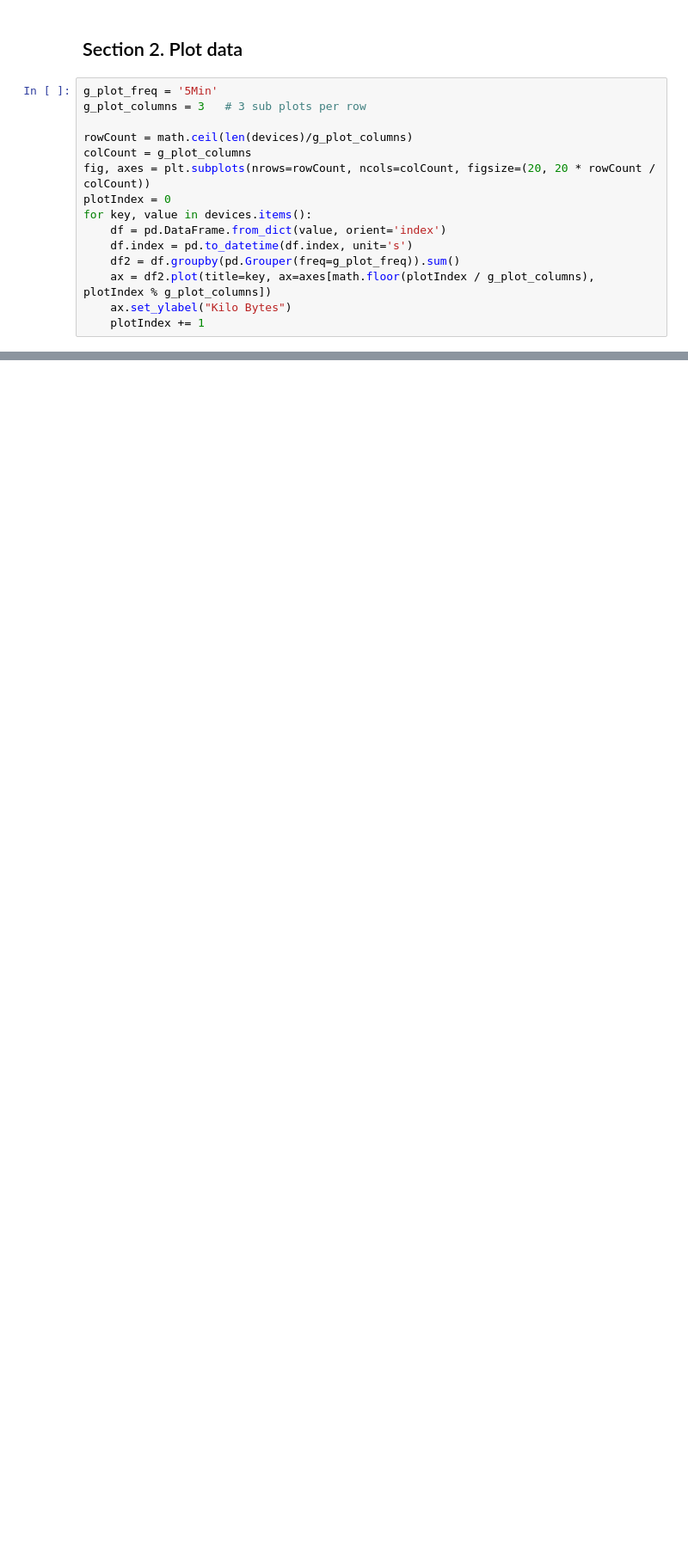
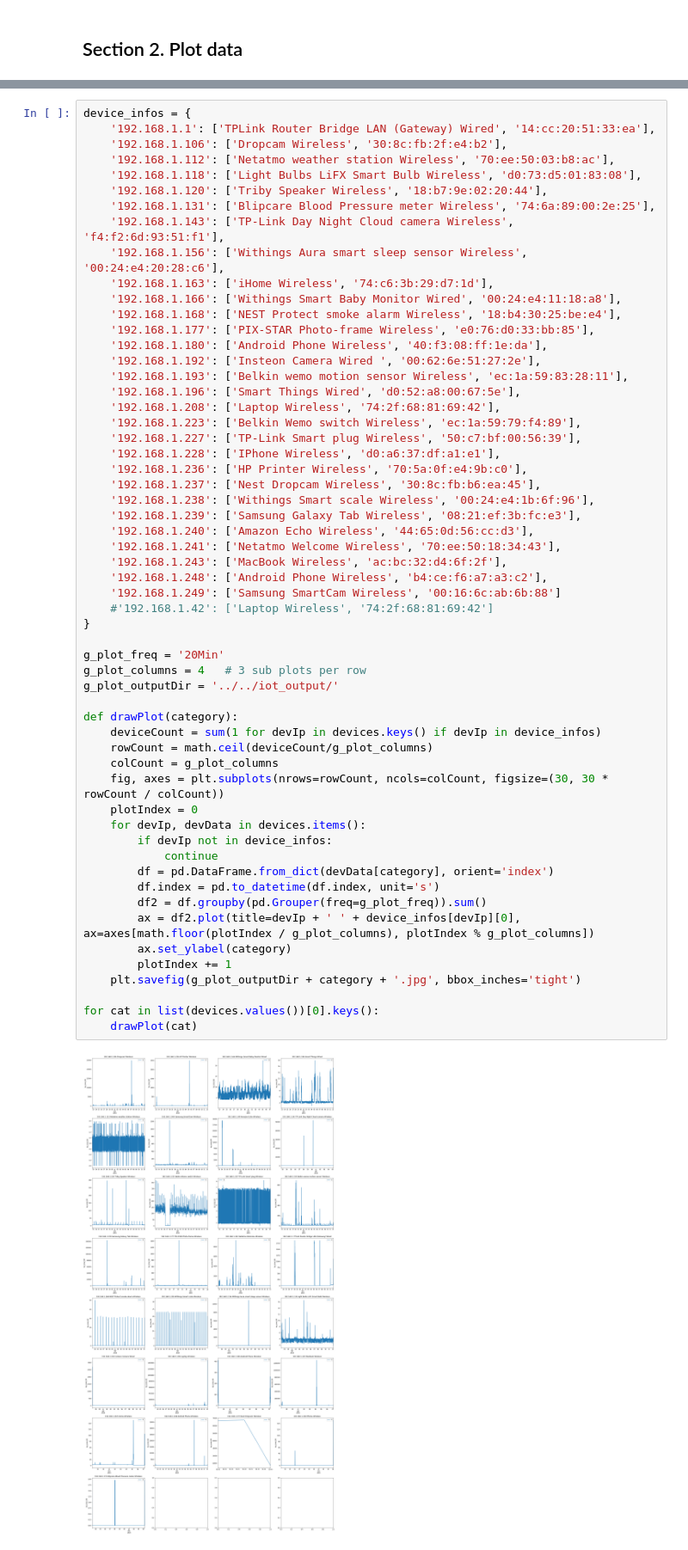
Before and after one commit to liadeng/iot, a Jupyter notebook: src_jupyter/finger_printing.ipynb, the cells around one changed output, grey strips where cells are left out. Shown at 86% size. Cells and saved outputs as stored; diff of their text form; blank space fills up the shorter version.

```diff
--- a/src_jupyter/finger_printing.ipynb
+++ b/src_jupyter/finger_printing.ipynb
@@ -119,18 +138,3 @@ Finished parsing: ../../iot_data/16-10-12.pcap
 Parse completed for all files
 # %% [markdown]
 ## Section 2. Plot data
-# %%
-g_plot_freq = '5Min'
-g_plot_columns = 3   # 3 sub plots per row
-
-rowCount = math.ceil(len(devices)/g_plot_columns)
-colCount = g_plot_columns
-fig, axes = plt.subplots(nrows=rowCount, ncols=colCount, figsize=(20, 20 * rowCount / colCount))
-plotIndex = 0
-for key, value in devices.items():
-    df = pd.DataFrame.from_dict(value, orient='index')
-    df.index = pd.to_datetime(df.index, unit='s')
-    df2 = df.groupby(pd.Grouper(freq=g_plot_freq)).sum()
-    ax = df2.plot(title=key, ax=axes[math.floor(plotIndex / g_plot_columns), plotIndex % g_plot_columns])
-    ax.set_ylabel("Kilo Bytes")
-    plotIndex += 1
@@ -144,0 +141,59 @@ left=24603945.0, right=24603945.0
+# %%
+device_infos = {
+    '192.168.1.1': ['TPLink Router Bridge LAN (Gateway) Wired', '14:cc:20:51:33:ea'],
+    '192.168.1.106': ['Dropcam Wireless', '30:8c:fb:2f:e4:b2'],
+    '192.168.1.112': ['Netatmo weather station Wireless', '70:ee:50:03:b8:ac'],
+    '192.168.1.118': ['Light Bulbs LiFX Smart Bulb Wireless', 'd0:73:d5:01:83:08'],
+    '192.168.1.120': ['Triby Speaker Wireless', '18:b7:9e:02:20:44'],
+    '192.168.1.131': ['Blipcare Blood Pressure meter Wireless', '74:6a:89:00:2e:25'],
+    '192.168.1.143': ['TP-Link Day Night Cloud camera Wireless', 'f4:f2:6d:93:51:f1'],
+    '192.168.1.156': ['Withings Aura smart sleep sensor Wireless', '00:24:e4:20:28:c6'],
+    '192.168.1.163': ['iHome Wireless', '74:c6:3b:29:d7:1d'],
+    '192.168.1.166': ['Withings Smart Baby Monitor Wired', '00:24:e4:11:18:a8'],
+    '192.168.1.168': ['NEST Protect smoke alarm Wireless', '18:b4:30:25:be:e4'],
+    '192.168.1.177': ['PIX-STAR Photo-frame Wireless', 'e0:76:d0:33:bb:85'],
+    '192.168.1.180': ['Android Phone Wireless', '40:f3:08:ff:1e:da'],
+    '192.168.1.192': ['Insteon Camera Wired ', '00:62:6e:51:27:2e'],
+    '192.168.1.193': ['Belkin wemo motion sensor Wireless', 'ec:1a:59:83:28:11'],
+    '192.168.1.196': ['Smart Things Wired', 'd0:52:a8:00:67:5e'],
+    '192.168.1.208': ['Laptop Wireless', '74:2f:68:81:69:42'],
+    '192.168.1.223': ['Belkin Wemo switch Wireless', 'ec:1a:59:79:f4:89'],
+    '192.168.1.227': ['TP-Link Smart plug Wireless', '50:c7:bf:00:56:39'],
+    '192.168.1.228': ['IPhone Wireless', 'd0:a6:37:df:a1:e1'],
+    '192.168.1.236': ['HP Printer Wireless', '70:5a:0f:e4:9b:c0'],
+    '192.168.1.237': ['Nest Dropcam Wireless', '30:8c:fb:b6:ea:45'],
+    '192.168.1.238': ['Withings Smart scale Wireless', '00:24:e4:1b:6f:96'],
+    '192.168.1.239': ['Samsung Galaxy Tab Wireless', '08:21:ef:3b:fc:e3'],
+    '192.168.1.240': ['Amazon Echo Wireless', '44:65:0d:56:cc:d3'],
+    '192.168.1.241': ['Netatmo Welcome Wireless', '70:ee:50:18:34:43'],
+    '192.168.1.243': ['MacBook Wireless', 'ac:bc:32:d4:6f:2f'],
+    '192.168.1.248': ['Android Phone Wireless', 'b4:ce:f6:a7:a3:c2'],
+    '192.168.1.249': ['Samsung SmartCam Wireless', '00:16:6c:ab:6b:88']
+    #'192.168.1.42': ['Laptop Wireless', '74:2f:68:81:69:42']
+}
+
+g_plot_freq = '20Min'
+g_plot_columns = 4   # 3 sub plots per row
+g_plot_outputDir = '../../iot_output/'
+
+def drawPlot(category):
+    deviceCount = sum(1 for devIp in devices.keys() if devIp in device_infos)
+    rowCount = math.ceil(deviceCount/g_plot_columns)
+    colCount = g_plot_columns
+    fig, axes = plt.subplots(nrows=rowCount, ncols=colCount, figsize=(30, 30 * rowCount / colCount))
+    plotIndex = 0
+    for devIp, devData in devices.items():
+        if devIp not in device_infos:
+            continue
+        df = pd.DataFrame.from_dict(devData[category], orient='index')
+        df.index = pd.to_datetime(df.index, unit='s')
+        df2 = df.groupby(pd.Grouper(freq=g_plot_freq)).sum()
+        ax = df2.plot(title=devIp + ' ' + device_infos[devIp][0], ax=axes[math.floor(plotIndex / g_plot_columns), plotIndex % g_plot_columns])
+        ax.set_ylabel(category)
+        plotIndex += 1
+    plt.savefig(g_plot_outputDir + category + '.jpg', bbox_inches='tight')
+
+for cat in list(devices.values())[0].keys():
+    drawPlot(cat)
+# %% [output]
+[figure, added]
```
Also changed, not shown: parts of 3 cells of this notebook.
